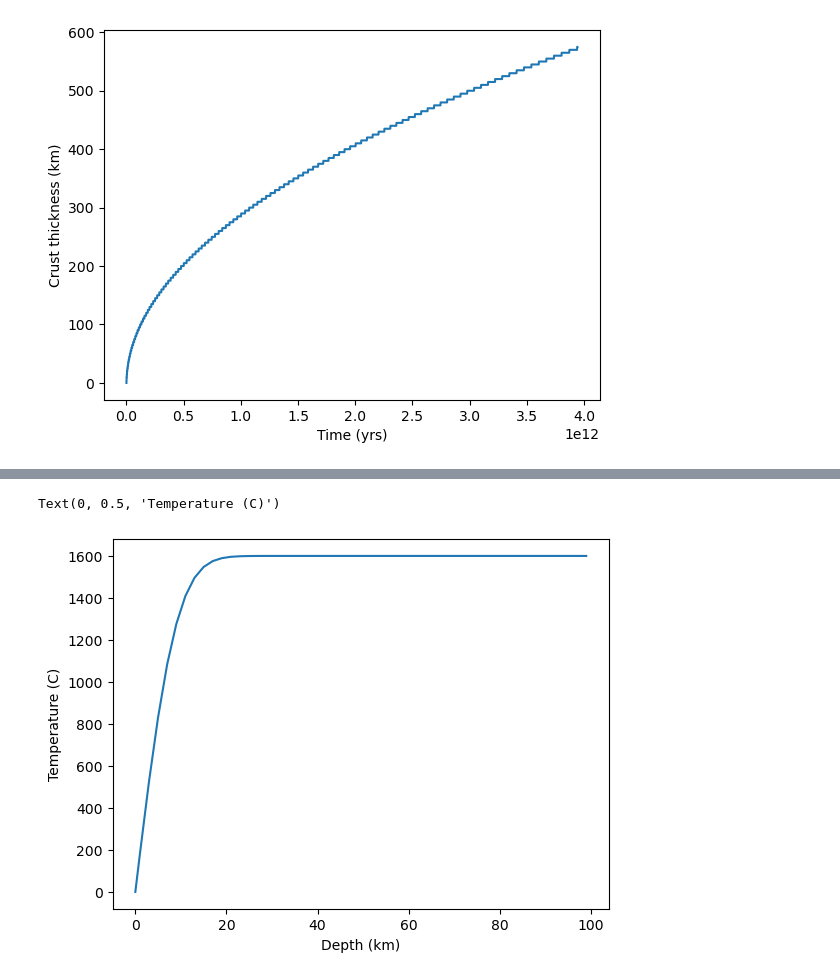
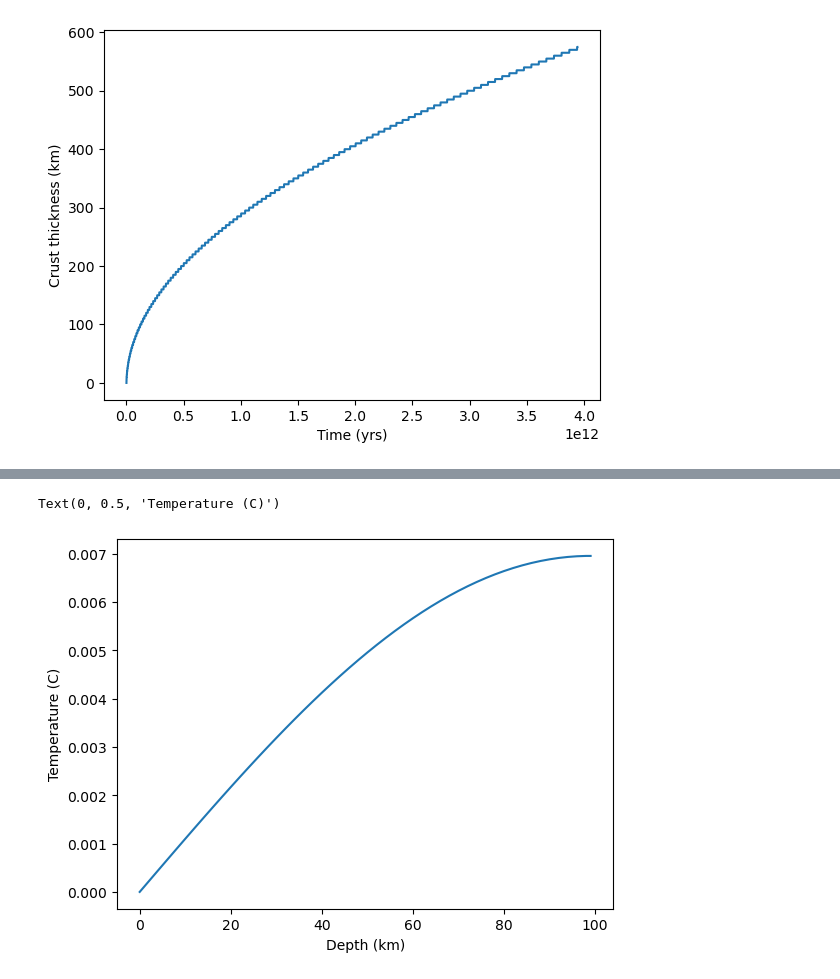
Before and after one commit to speleophysics/Math-Modeling-2023, a Jupyter notebook: heat-equation/heat-equation.ipynb, the cells around one changed output, grey strips where cells are left out. Drawn from its saved outputs; the diff is of its cells as text; code cells hidden in the pictures.

Commit message:
heat model with insulated boundary

```diff
--- a/heat-equation/heat-equation.ipynb
+++ b/heat-equation/heat-equation.ipynb
@@ -78,9 +86,12 @@ t = sol['t']
 # %%
-import matplotlib.pyplot as plt
-
-plt.plot(x, T[50,:])
+sol = solve_T(nt=100000, insulated_lower_bnd=True)
+T = sol['T']
+T_ana = sol['T_ana']
+x = sol['x']
+t = sol['t']
+plt.plot(x, T[-1,:])
 plt.xlabel('Depth (km)')
 plt.ylabel('Temperature (C)')
 # %% [output]
 Text(0, 0.5, 'Temperature (C)')
-[figure, old version]
+[figure, new version]
```
Also changed, not shown: parts of 1 cell of this notebook, 2 other files.
